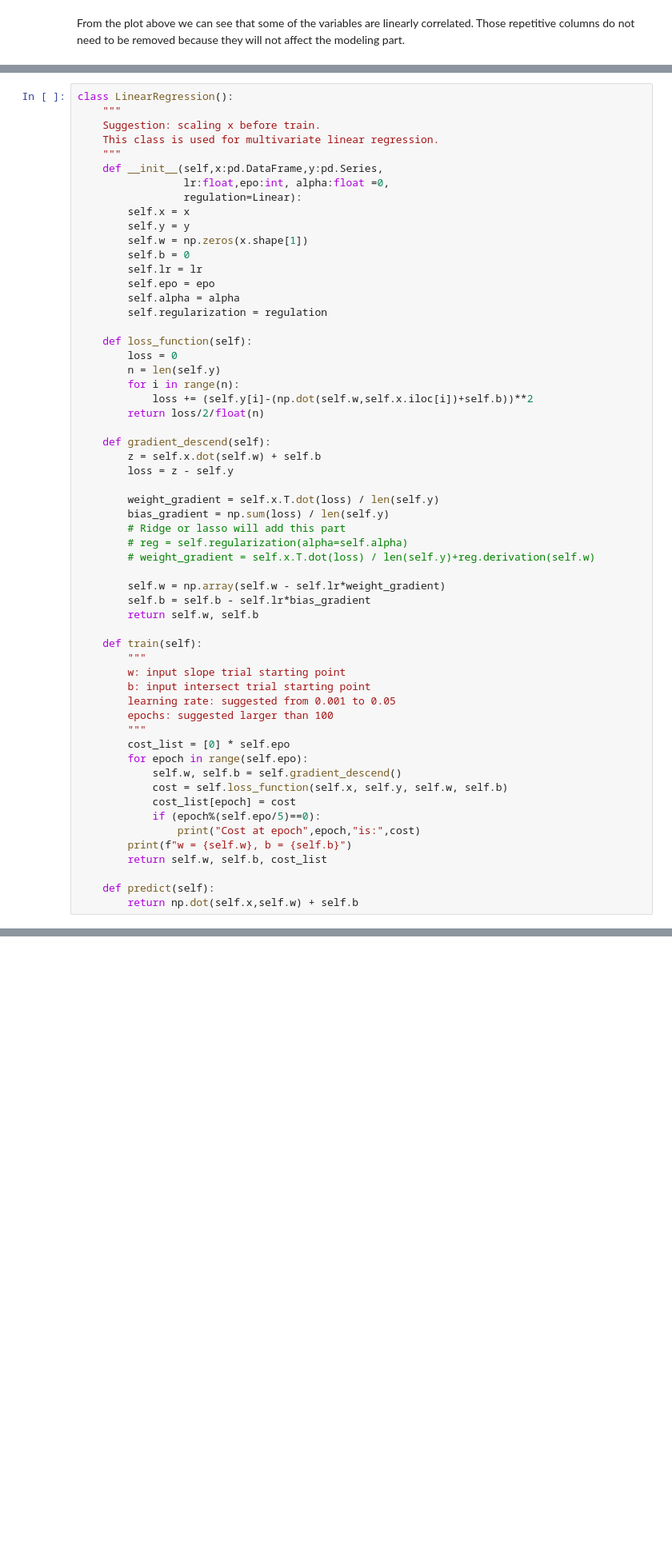
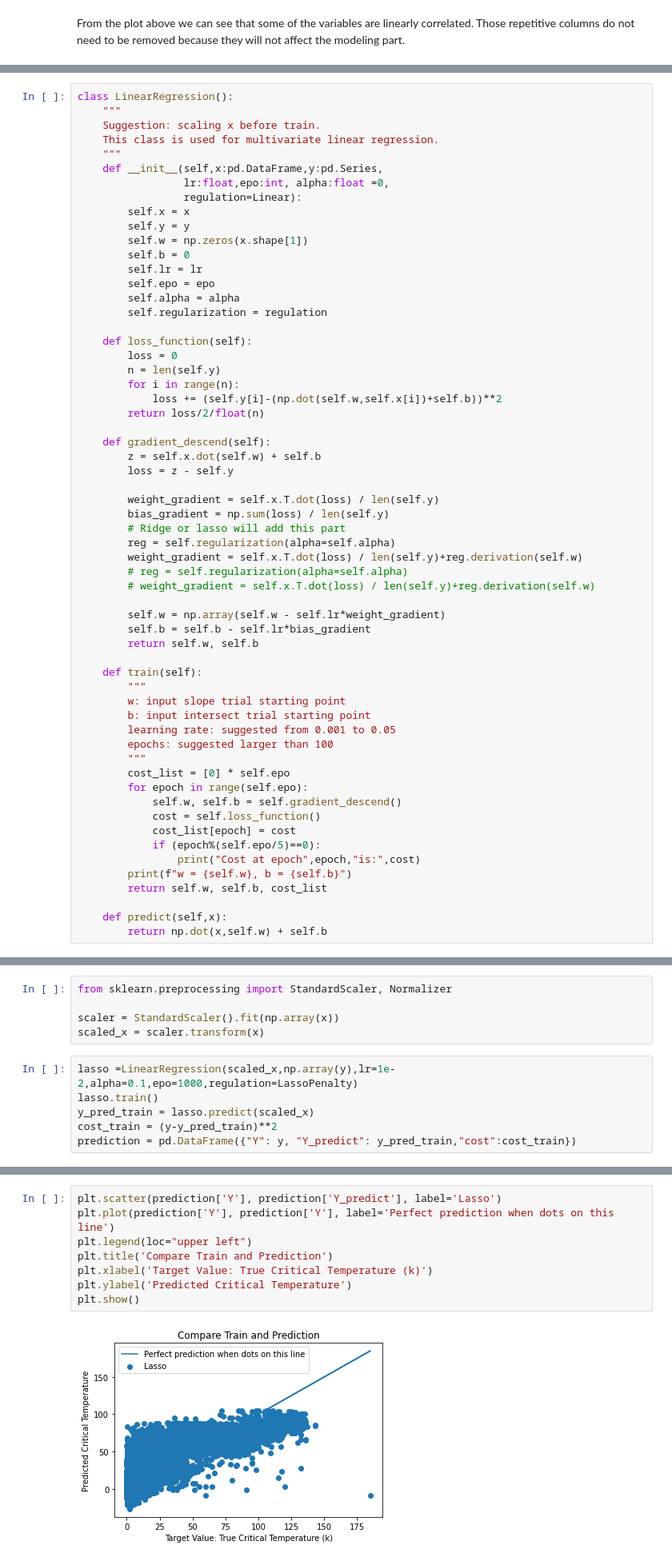
Before and after one commit to kuohu233/IE_7300, a Jupyter notebook: project.ipynb, the cells around one changed output, grey strips where cells are left out. Shown: that part at 80% size. Saved outputs shown, nothing was run; the diff lists cells and outputs as text; blank space fills up the shorter version.

```diff
--- a/project.ipynb
+++ b/project.ipynb
@@ -275,7 +278,7 @@ class LinearRegression():
         loss = 0
         n = len(self.y)
         for i in range(n):
-            loss += (self.y[i]-(np.dot(self.w,self.x.iloc[i])+self.b))**2
+            loss += (self.y[i]-(np.dot(self.w,self.x[i])+self.b))**2
         return loss/2/float(n)
 
     def gradient_descend(self):
@@ -285,6 +288,8 @@ class LinearRegression():
         weight_gradient = self.x.T.dot(loss) / len(self.y)
         bias_gradient = np.sum(loss) / len(self.y)
         # Ridge or lasso will add this part
+        reg = self.regularization(alpha=self.alpha)
+        weight_gradient = self.x.T.dot(loss) / len(self.y)+reg.derivation(self.w)
         # reg = self.regularization(alpha=self.alpha)
         # weight_gradient = self.x.T.dot(loss) / len(self.y)+reg.derivation(self.w)
 
@@ -302,12 +307,12 @@ class LinearRegression():
         cost_list = [0] * self.epo
         for epoch in range(self.epo):
             self.w, self.b = self.gradient_descend()
-            cost = self.loss_function(self.x, self.y, self.w, self.b)
+            cost = self.loss_function()
             cost_list[epoch] = cost
             if (epoch%(self.epo/5)==0):
                 print("Cost at epoch",epoch,"is:",cost)
         print(f"w = {self.w}, b = {self.b}")
         return self.w, self.b, cost_list
 
-    def predict(self):
-        return np.dot(self.x,self.w) + self.b
+    def predict(self,x):
+        return np.dot(x,self.w) + self.b
@@ -325,0 +321,11 @@ class LinearRegression():
+# %%
+from sklearn.preprocessing import StandardScaler, Normalizer
+
+scaler = StandardScaler().fit(np.array(x))
+scaled_x = scaler.transform(x)
+# %%
+lasso =LinearRegression(scaled_x,np.array(y),lr=1e-2,alpha=0.1,epo=1000,regulation=LassoPenalty)
+lasso.train()
+y_pred_train = lasso.predict(scaled_x)
+cost_train = (y-y_pred_train)**2
+prediction = pd.DataFrame({"Y": y, "Y_predict": y_pred_train,"cost":cost_train})
@@ -325,0 +366,10 @@ class LinearRegression():
+# %%
+plt.scatter(prediction['Y'], prediction['Y_predict'], label='Lasso')
+plt.plot(prediction['Y'], prediction['Y'], label='Perfect prediction when dots on this line')
+plt.legend(loc="upper left")
+plt.title('Compare Train and Prediction')
+plt.xlabel('Target Value: True Critical Temperature (k)')
+plt.ylabel('Predicted Critical Temperature')
+plt.show()
+# %% [output]
+[figure, added]
```
Also changed, not shown: parts of 29 cells of this notebook, 13 other files.
